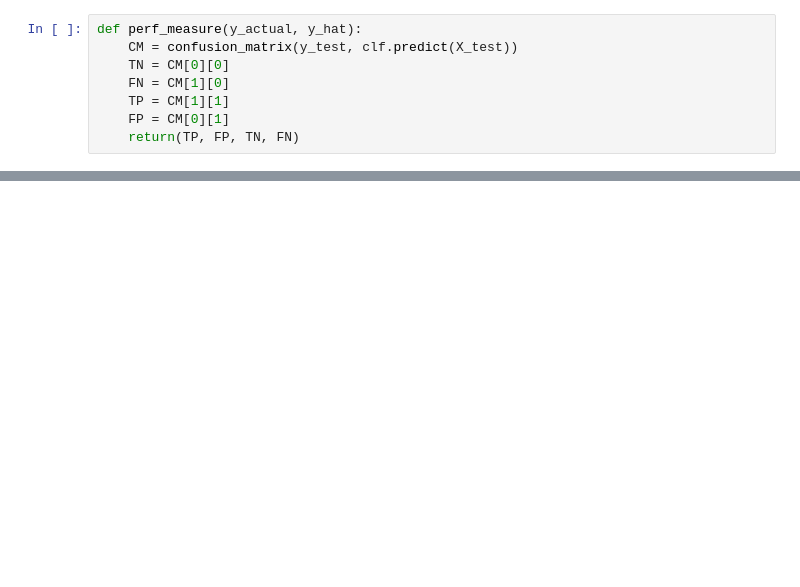
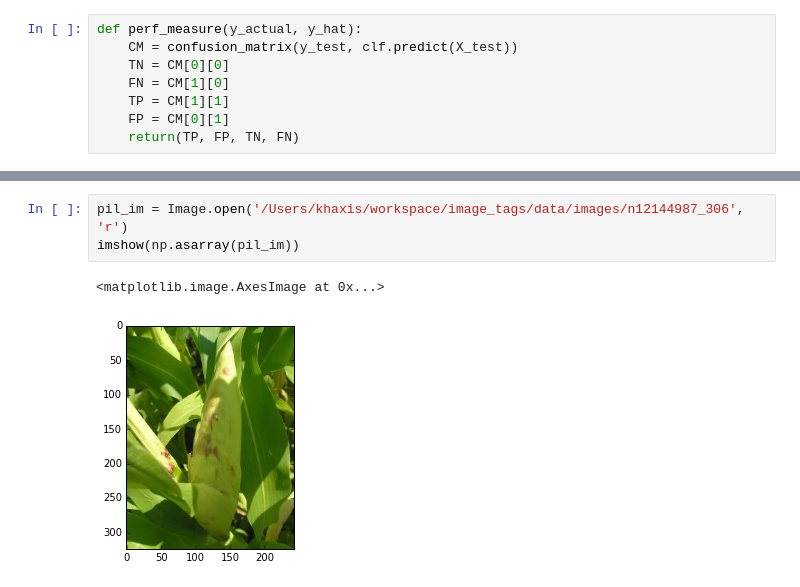
Before and after one commit to khaxis/image_tags, a Jupyter notebook: notebooks/test bow.ipynb, the cells around one changed output, grey strips where cells are left out. Drawn from its saved outputs; the diff is of its cells as text; blank space fills up the shorter version.

```diff
--- a/notebooks/test bow.ipynb
+++ b/notebooks/test bow.ipynb
@@ -56,0 +155,6 @@ perf_measure(y_test, clf.predict(X_test))
+# %%
+pil_im = Image.open('/Users/khaxis/workspace/image_tags/data/images/n12144987_306', 'r')
+imshow(np.asarray(pil_im))
+# %% [output]
+<matplotlib.image.AxesImage at 0x...>
+[figure, added]
```
Also changed, not shown: parts of 15 cells of this notebook, 2 other files.
